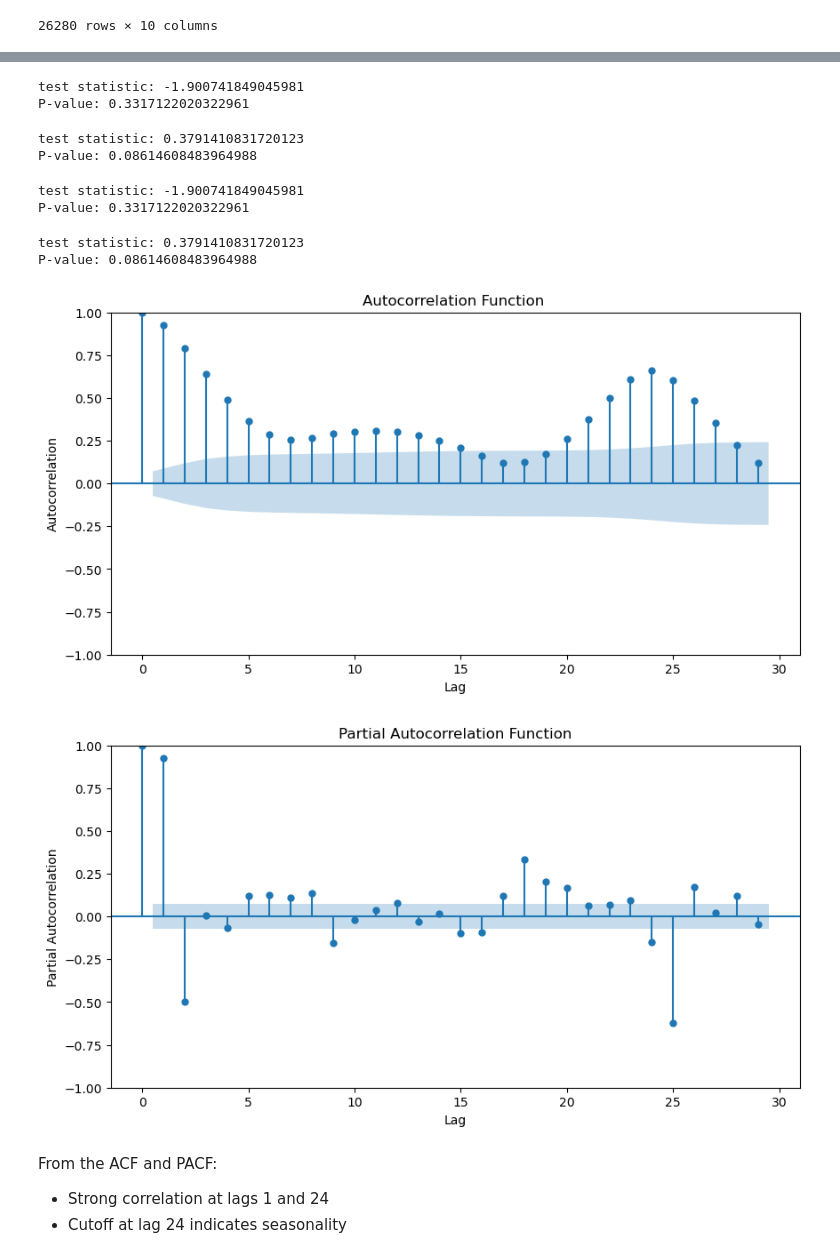
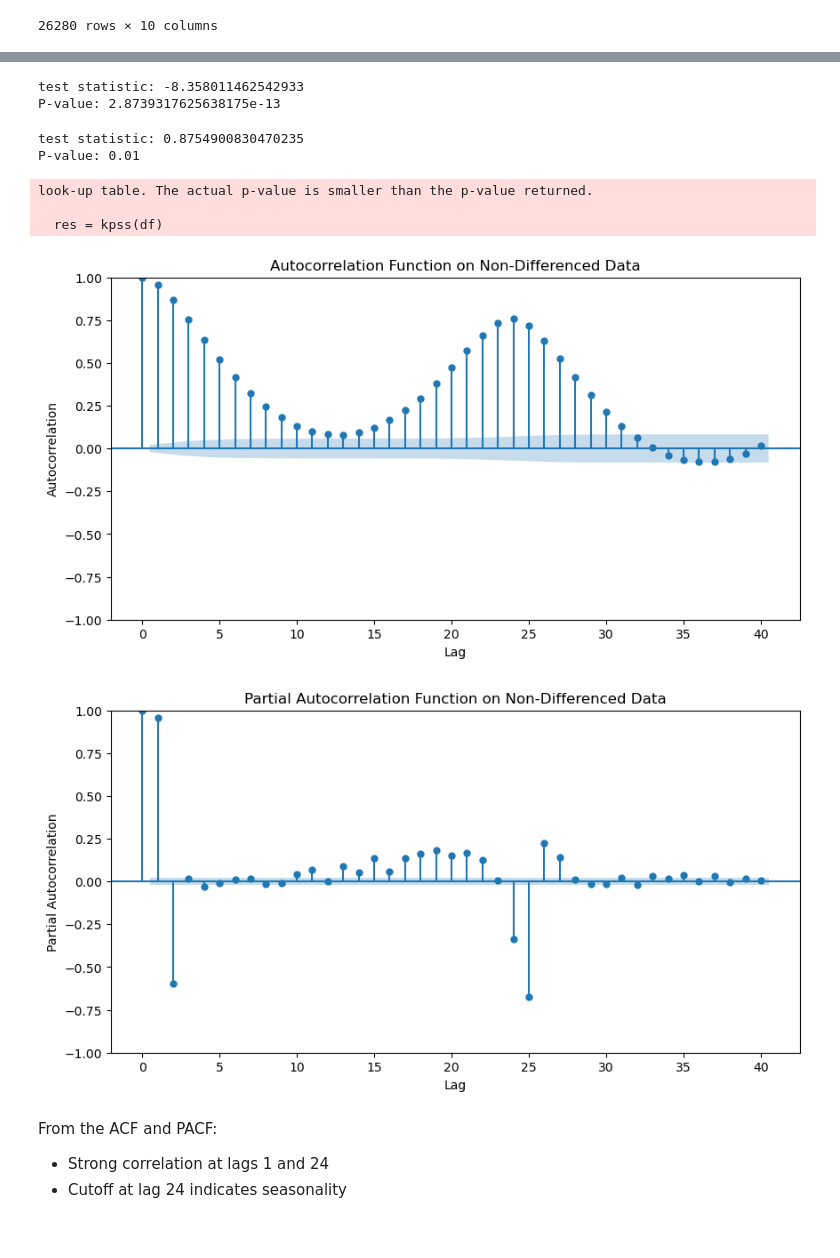
Before and after one commit to DogariuMatei/Bachelor-Thesis, a Jupyter notebook: carbon_intensity_model.ipynb, the cells around one changed output, grey strips where cells are left out. Drawn from its saved outputs; the diff is of its cells as text; code cells hidden in the pictures.

```diff
--- a/carbon_intensity_model.ipynb
+++ b/carbon_intensity_model.ipynb
@@ -67,7 +53,7 @@ display(df)
 # %%
 # Keeping only carbon intensity col
 df = df['Carbon Intensity gCO₂eq/kWh (LCA)']
-df = df[:'2021-02-01 00:00:00']
+df = df['2022-01-01 00:00:00':'2022-12-31 23:00:00']
 display(df)
 # %% [output]
 Datetime (UTC)
@@ -103,8 +88,8 @@ print(f"P-value: {res[1]}")
 # Null Hypothesis of test is rejected
 # Data does not have a unit root, so we assume data is stationary
 # %% [output]
-test statistic: -1.900741849045981
-P-value: 0.3317122020322961
+test statistic: -8.358011462542933
+P-value: 2.8739317625638175e-13
 # %%
 # Testing above assumption (stationary data)
 res = kpss(df)
@@ -113,5 +98,8 @@ print(f"P-value: {res[1]}")
 # P-value is smaller than 0.05, null hypothesis is rejected
 # Assumption fails -> data is not stationary
 # %% [output]
-test statistic: 0.3791410831720123
-P-value: 0.08614608483964988
+test statistic: 0.8754900830470235
+P-value: 0.01
+look-up table. The actual p-value is smaller than the p-value returned.
+
+  res = kpss(df)
@@ -122,41 +106,20 @@ P-value: 0.08614608483964988
-# %%
-# Testing if data has unit root with Dickey-Fuller test, AFTER SEASONAL DIFFERENCING
-# Necessary step before modelling with SARIMA
-res = adfuller(df)
-print(f"test statistic: {res[0]}")
-print(f"P-value: {res[1]}")
-# Null Hypothesis of test is rejected
-# Data does not have a unit root, so we assume data is stationary
-# %% [output]
-test statistic: -1.900741849045981
-P-value: 0.3317122020322961
-# %%
-# Testing above assumption (stationary data)
-res = kpss(df)
-print(f"test statistic: {res[0]}")
-print(f"P-value: {res[1]}")
-# P-value is greater than 0.05, null hypothesis is not rejected
-# Assumption stands -> data is stationary
-# %% [output]
-test statistic: 0.3791410831720123
-P-value: 0.08614608483964988
 # %%
 fig, ax = plt.subplots(figsize=(10, 5))
 plot_acf(df, ax=ax)
 plt.xlabel('Lag')
 plt.ylabel('Autocorrelation')
-plt.title('Autocorrelation Function ')
+plt.title('Autocorrelation Function on Non-Differenced Data')
 plt.show()
 
 fig, ax = plt.subplots(figsize=(10, 5))
 plot_pacf(df, ax=ax)
 plt.xlabel('Lag')
 plt.ylabel('Partial Autocorrelation')
-plt.title('Partial Autocorrelation Function')
+plt.title('Partial Autocorrelation Function on Non-Differenced Data')
 plt.show()
 # %% [output]
-[figure, old version]
+[figure, new version]
-[figure, old version]
+[figure, new version]
 # %% [markdown]
 From the ACF and PACF:
 * Strong correlation at lags 1 and 24
```
Also changed, not shown: parts of 28 cells of this notebook.
